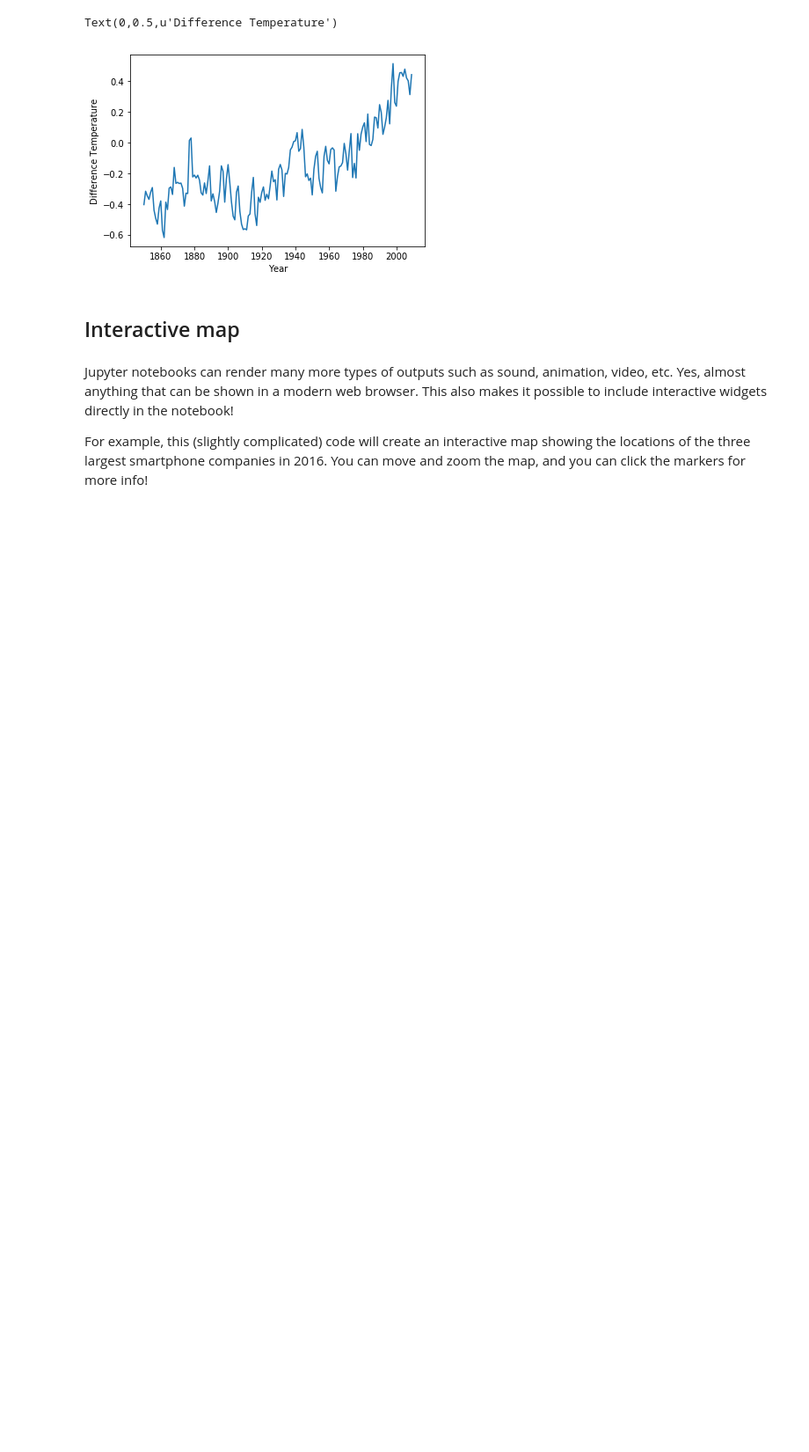
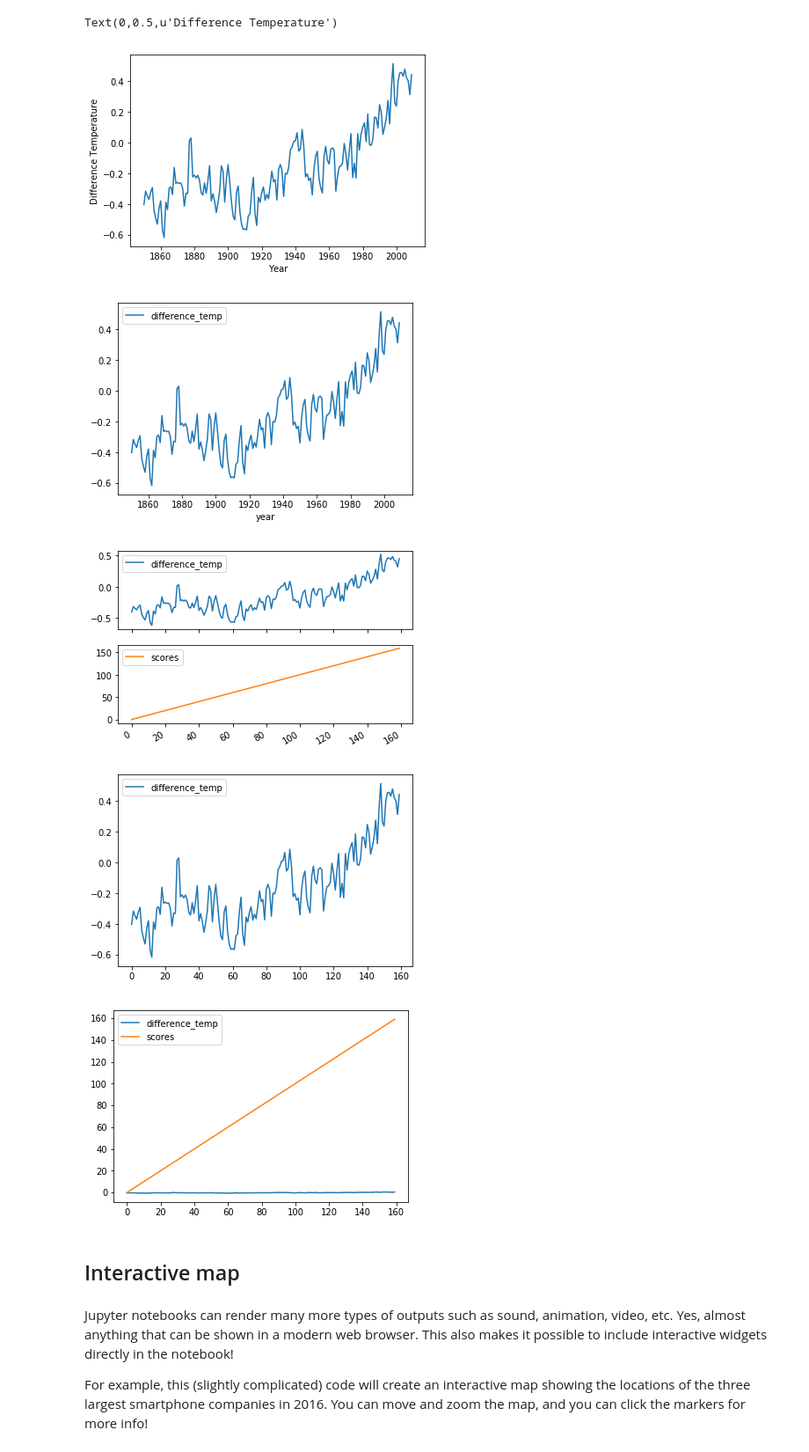
Before and after one commit to nguynhuq/Pandas_tutorial, a Jupyter notebook: 1_instructions.ipynb, the cells around one changed output. Shown at 88% size. Saved outputs shown, nothing was run; the diff lists cells and outputs as text; code cells hidden in the pictures; blank space fills up the shorter version.

```diff
--- a/1_instructions.ipynb
+++ b/1_instructions.ipynb
@@ -42,6 +42,27 @@ plt.ylabel('Difference Temperature')
 # %% [output]
 Text(0,0.5,u'Difference Temperature')
 [figure]
+# %%
+# Plot all columns (default)
+global_temp.plot(x='year', y=['difference_temp'])
+plt.show()
+
+# Plot all columns as subplots
+global_temp[['difference_temp', 'scores']].plot(subplots=True)
+plt.show()
+
+# Plot just the difference_temp data
+global_temp[['difference_temp']].plot()
+plt.show()
+
+# Plot the difference_temp and scores data, but not the year data
+global_temp[['difference_temp','scores']].plot()
+plt.show()
+# %% [output]
+[figure, added]
+[figure, added]
+[figure, added]
+[figure, added]
 # %% [markdown]
 ## Interactive map
 # %% [markdown]
```
Also changed, not shown: parts of 2 cells of this notebook, 16 other files.
